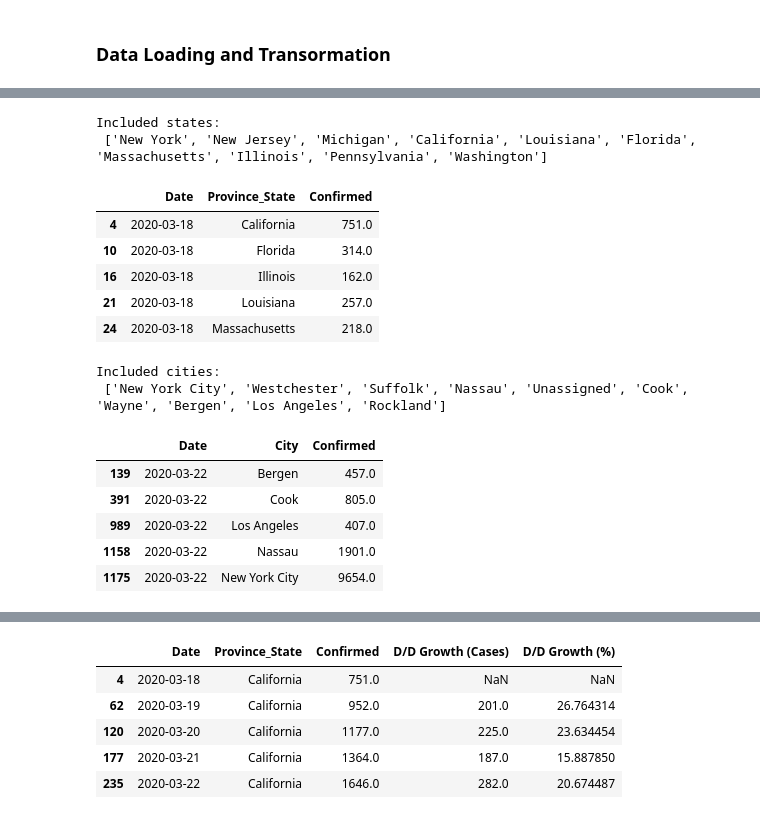
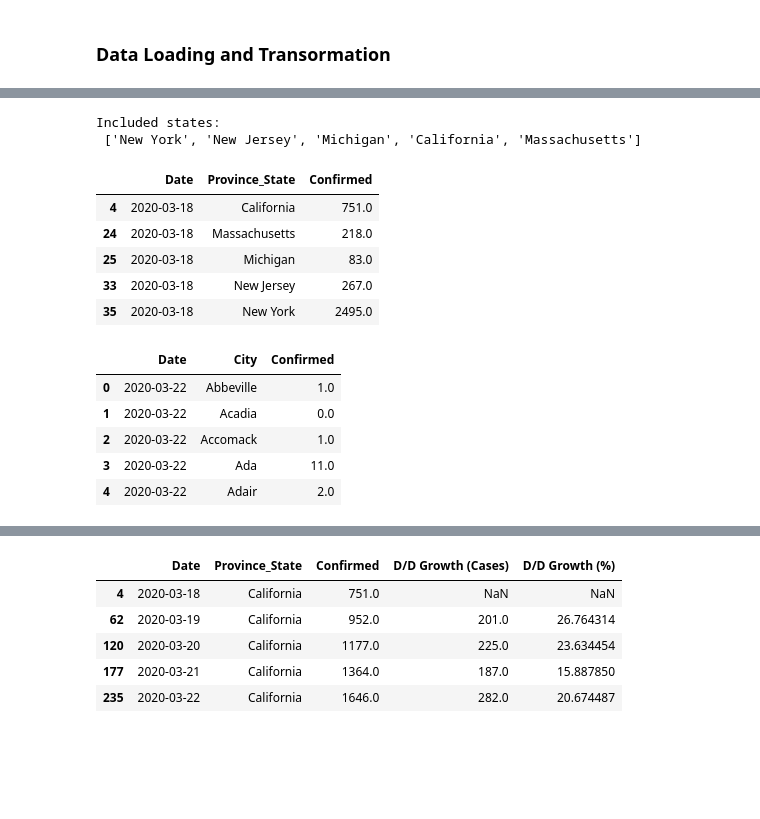
Before and after one commit to rdcolema/covid19-tracking, a Jupyter notebook: covid_US_trends.ipynb, the cells around one changed output, grey strips where cells are left out. Cells and saved outputs as stored; diff of their text form; code cells hidden in the pictures; blank space fills up the shorter version.

```diff
--- a/covid_US_trends.ipynb
+++ b/covid_US_trends.ipynb
@@ -28,7 +28,7 @@ DATA_DIR = "csse_covid_19_daily_reports/"
 
 # Date range to cover
 MIN_DATE = "2020-03-18"
-MAX_DATE = "2020-04-02"
+MAX_DATE = "2020-04-03"
 
 # Add these back after rank filtering
 STATE_INCLUDE_LIST = []
@@ -43,8 +43,8 @@ STATE_OVERRIDE_LIST = []
 CITY_OVERRIDE_LIST = []
 
 # Limit to top n on max input date
-CITY_LIMIT = 10
-STATE_LIMIT = 10
+CITY_LIMIT = 0
+STATE_LIMIT = 5
 # %% [markdown]
 ### Sample Input Data
 # %%
@@ -134,38 +134,41 @@ Max Date: 2020-04-02 00:00:00
 # %%
 def build_state_df(agg_df):
 
     # Aggregate at date, state grain
     state_df = agg_df[["Date", "Province_State", "Confirmed"]]
     state_df = state_df.groupby(by=["Date", "Province_State"]).sum()
     state_df = state_df.reset_index()
 
-    # Limit to top n locales
+    # Limit to top n states
+    if STATE_LIMIT <= 0:
+        return state_df
+
     include = (
         state_df[state_df.Date==MAX_DATE]
         .groupby('Province_State')
         .sum()
         .sort_values("Confirmed", ascending=False)
     )[:STATE_LIMIT].index.to_list()
 
     include.extend(STATE_INCLUDE_LIST)
 
     print("Included states:\n", include)
     state_df = state_df[state_df['Province_State'].isin(include)]
 
     return state_df
 
 state_df = build_state_df(agg_df)
 
 state_df.head()
 # %% [output]
 Included states:
- ['New York', 'New Jersey', 'Michigan', 'California', 'Louisiana', 'Florida', 'Massachusetts', 'Illinois', 'Pennsylvania', 'Washington']
+ ['New York', 'New Jersey', 'Michigan', 'California', 'Massachusetts']
 |  | Date | Province_State | Confirmed |
 | 4 | 2020-03-18 | California | 751.0 |
-| 10 | 2020-03-18 | Florida | 314.0 |
-| 16 | 2020-03-18 | Illinois | 162.0 |
-| 21 | 2020-03-18 | Louisiana | 257.0 |
 | 24 | 2020-03-18 | Massachusetts | 218.0 |
+| 25 | 2020-03-18 | Michigan | 83.0 |
+| 33 | 2020-03-18 | New Jersey | 267.0 |
+| 35 | 2020-03-18 | New York | 2495.0 |
 # %%
 def build_city_df(agg_df):
 
@@ -174,7 +177,10 @@ def build_city_df(agg_df):
     city_df = city_df.groupby(by=["Date", "City"]).sum()
     city_df = city_df.reset_index()
 
-    # Limit to top n locales
+    # Limit to top n cities
+    if CITY_LIMIT < 1:
+        return city_df
+
     include = (
         city_df[city_df.Date==MAX_DATE]
         .groupby('City')
@@ -193,14 +199,12 @@ city_df = build_city_df(agg_df)
 
 city_df.head()
 # %% [output]
-Included cities:
- ['New York City', 'Westchester', 'Suffolk', 'Nassau', 'Unassigned', 'Cook', 'Wayne', 'Bergen', 'Los Angeles', 'Rockland']
 |  | Date | City | Confirmed |
-| 139 | 2020-03-22 | Bergen | 457.0 |
-| 391 | 2020-03-22 | Cook | 805.0 |
-| 989 | 2020-03-22 | Los Angeles | 407.0 |
-| 1158 | 2020-03-22 | Nassau | 1901.0 |
-| 1175 | 2020-03-22 | New York City | 9654.0 |
+| 0 | 2020-03-22 | Abbeville | 1.0 |
+| 1 | 2020-03-22 | Acadia | 0.0 |
+| 2 | 2020-03-22 | Accomack | 1.0 |
+| 3 | 2020-03-22 | Ada | 11.0 |
+| 4 | 2020-03-22 | Adair | 2.0 |
 # %%
 def build_cumulative_df(locale_df, locale_column="Province_State"):
     cum_df = locale_df.groupby(by=["Date", locale_column]).sum()
```
Also changed, not shown: parts of 21 cells of this notebook, 2 other files.
